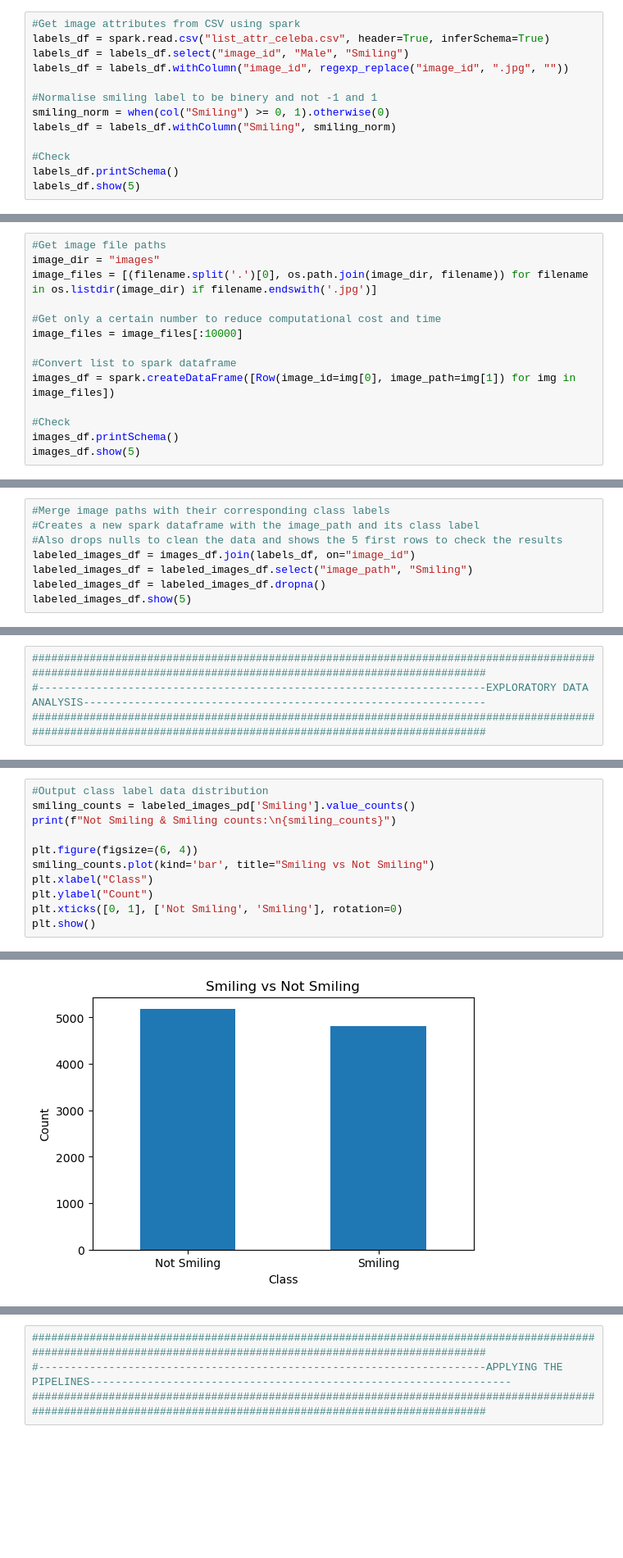
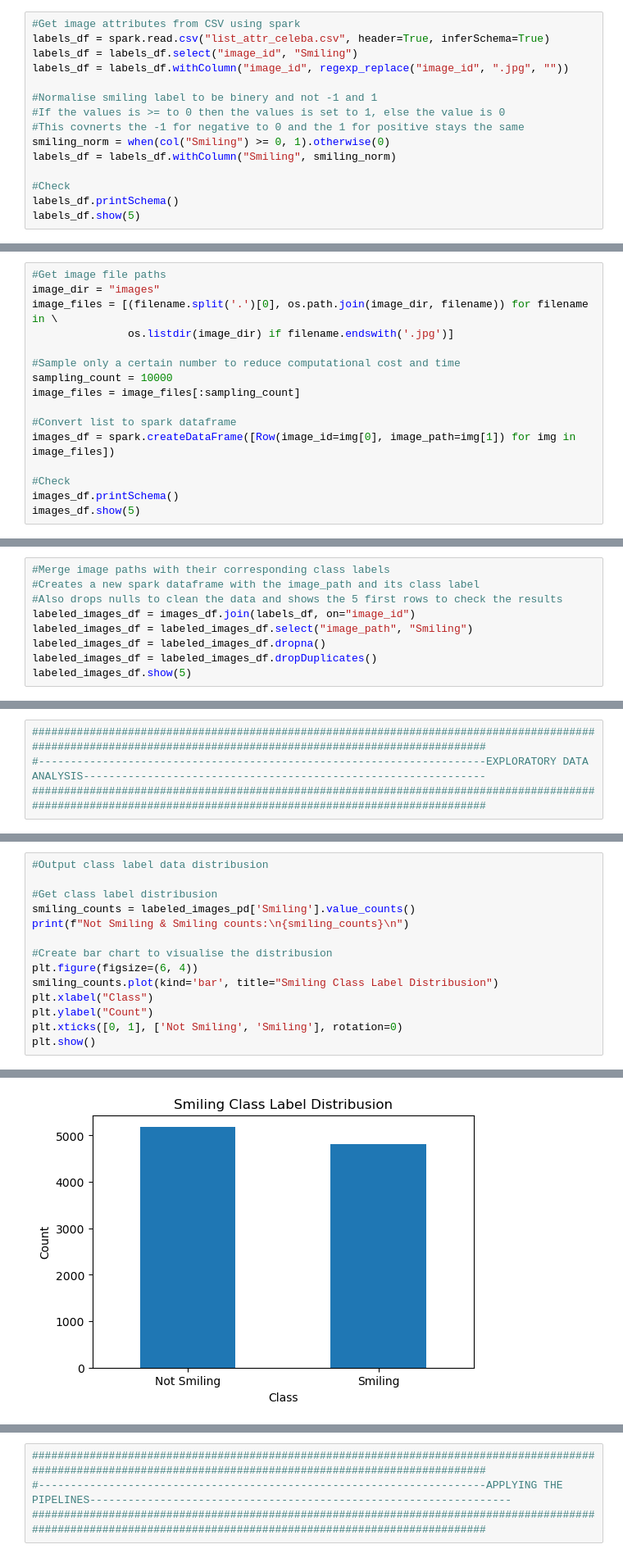
Before and after one commit to JPolakow/Image_Classification_With_TensorFlow, a Jupyter notebook: JonathanPolakow_ST10081881_PDAN8412_POE.ipynb, the cells around one changed output, grey strips where cells are left out. Shown at 82% size. Cells and saved outputs as stored; diff of their text form; blank space fills up the shorter version.

```diff
--- a/JonathanPolakow_ST10081881_PDAN8412_POE.ipynb
+++ b/JonathanPolakow_ST10081881_PDAN8412_POE.ipynb
@@ -49,10 +51,12 @@ spark = SparkSession.builder.appName("ImageProcessing").getOrCreate()
 # %%
 #Get image attributes from CSV using spark
 labels_df = spark.read.csv("list_attr_celeba.csv", header=True, inferSchema=True)
-labels_df = labels_df.select("image_id", "Male", "Smiling")
+labels_df = labels_df.select("image_id", "Smiling")
 labels_df = labels_df.withColumn("image_id", regexp_replace("image_id", ".jpg", ""))
 
 #Normalise smiling label to be binery and not -1 and 1
+#If the values is >= to 0 then the values is set to 1, else the value is 0
+#This covnerts the -1 for negative to 0 and the 1 for positive stays the same
 smiling_norm = when(col("Smiling") >= 0, 1).otherwise(0)
 labels_df = labels_df.withColumn("Smiling", smiling_norm)
 
@@ -78,10 +82,12 @@ only showing top 5 rows
 # %%
 #Get image file paths
 image_dir = "images"
-image_files = [(filename.split('.')[0], os.path.join(image_dir, filename)) for filename in os.listdir(image_dir) if filename.endswith('.jpg')]
+image_files = [(filename.split('.')[0], os.path.join(image_dir, filename)) for filename in \
+               os.listdir(image_dir) if filename.endswith('.jpg')]
 
-#Get only a certain number to reduce computational cost and time
-image_files = image_files[:10000]
+#Sample only a certain number to reduce computational cost and time
+sampling_count = 10000
+image_files = image_files[:sampling_count]
 
 #Convert list to spark dataframe
 images_df = spark.createDataFrame([Row(image_id=img[0], image_path=img[1]) for img in image_files])
@@ -111,6 +117,7 @@ only showing top 5 rows
 labeled_images_df = images_df.join(labels_df, on="image_id")
 labeled_images_df = labeled_images_df.select("image_path", "Smiling")
 labeled_images_df = labeled_images_df.dropna()
+labeled_images_df = labeled_images_df.dropDuplicates()
 labeled_images_df.show(5)
 # %% [output]
 +-----------------+-------+
@@ -133,21 +140,24 @@ only showing top 5 rows
 labeled_images_pd = labeled_images_df.toPandas()
 # %%
-#Output class label data distribution
+#Output class label data distribusion
+
+#Get class label distribusion
 smiling_counts = labeled_images_pd['Smiling'].value_counts()
-print(f"Not Smiling & Smiling counts:\n{smiling_counts}")
+print(f"Not Smiling & Smiling counts:\n{smiling_counts}\n")
 
+#Create bar chart to visualise the distribusion
 plt.figure(figsize=(6, 4))
-smiling_counts.plot(kind='bar', title="Smiling vs Not Smiling")
+smiling_counts.plot(kind='bar', title="Smiling Class Label Distribusion")
 plt.xlabel("Class")
 plt.ylabel("Count")
 plt.xticks([0, 1], ['Not Smiling', 'Smiling'], rotation=0)
 plt.show()
 # %% [output]
 Not Smiling & Smiling counts:
 Smiling
 0    5178
 1    4822
 Name: count, dtype: int64
-[figure, old version]
+[figure, new version]
 # %%
 #Show random images with their labels
```
Also changed, not shown: parts of 16 cells of this notebook.
